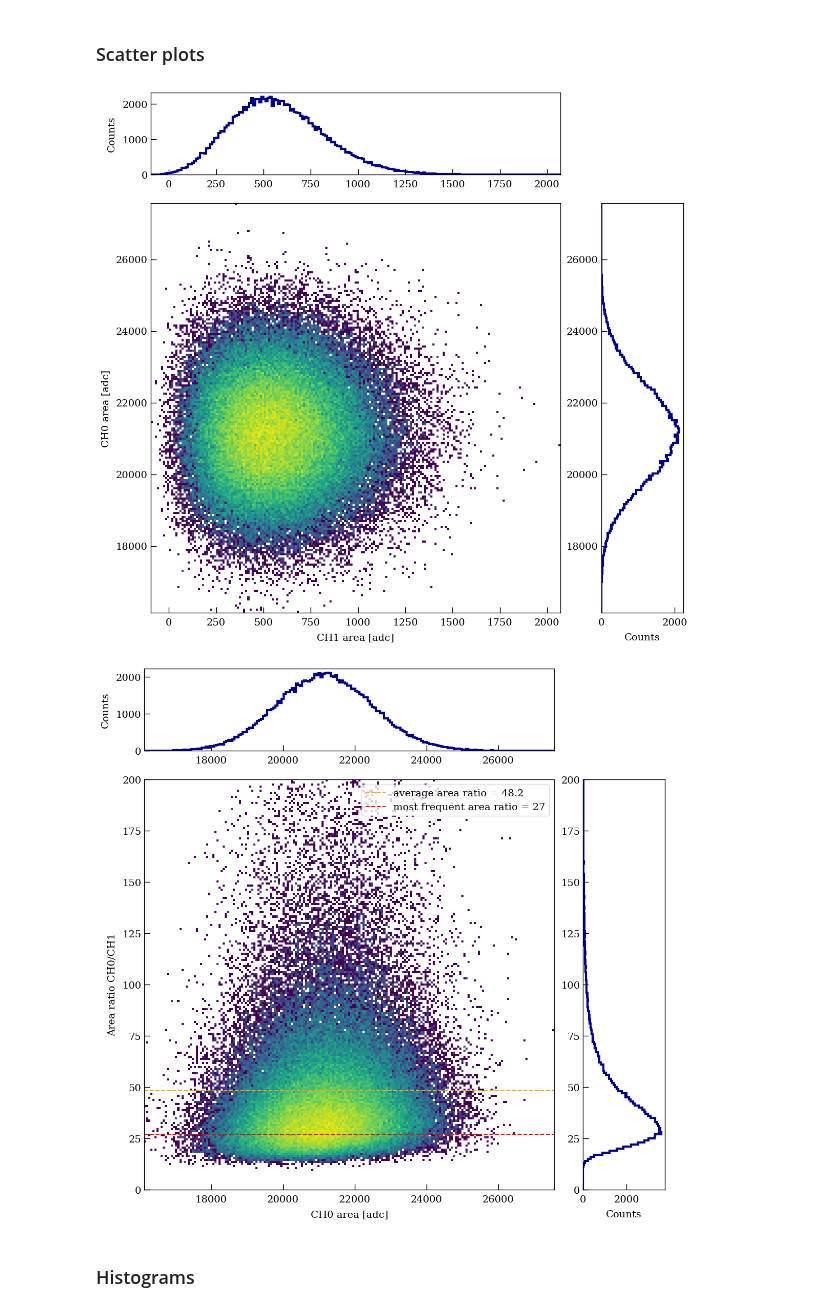
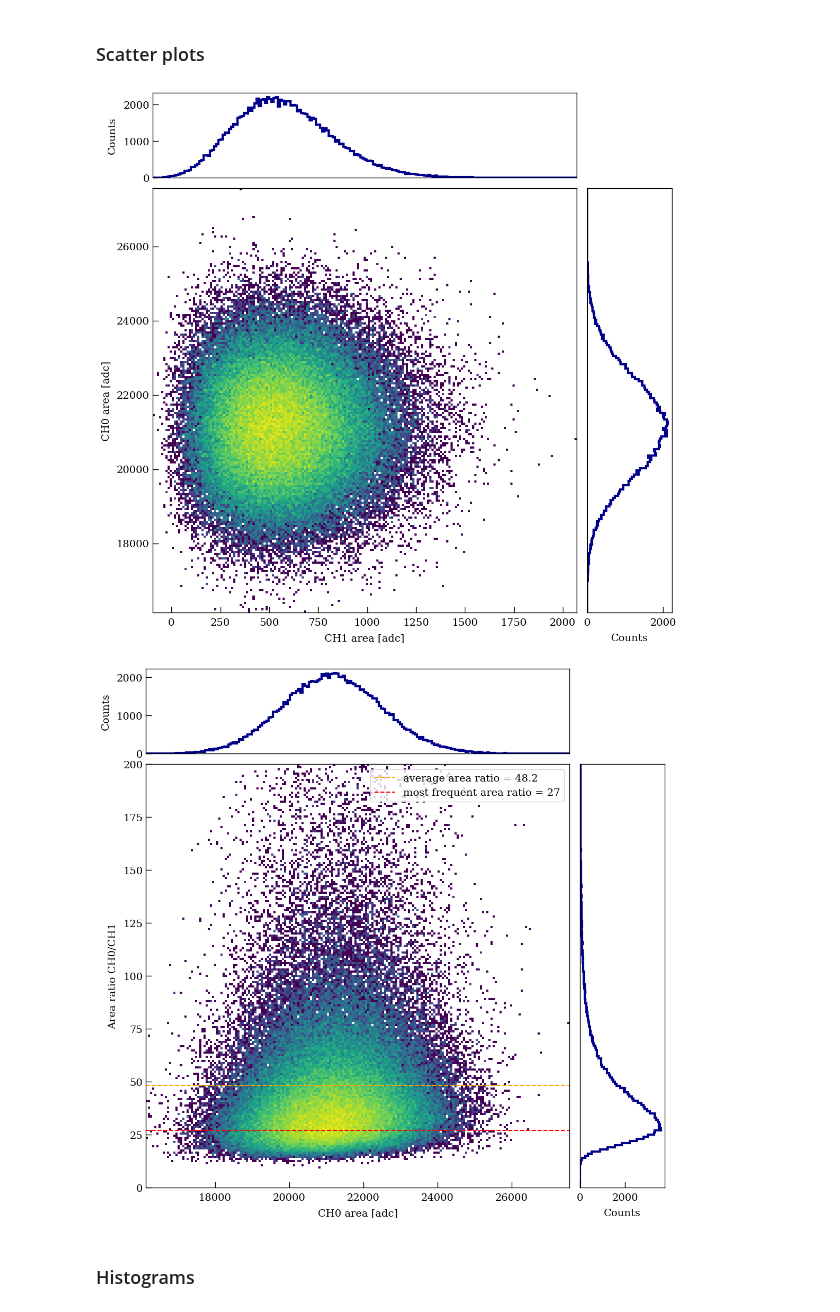
Before and after one commit to Westlake-University-Lsc-lab/RELICS_PMT_Data_Analysis, a Jupyter notebook: PolariserCheck/check_readout.ipynb, the cells around one changed output. Cells and saved outputs as stored; diff of their text form; code cells hidden in the pictures.

```diff
--- a/PolariserCheck/check_readout.ipynb
+++ b/PolariserCheck/check_readout.ipynb
@@ -222,37 +222,39 @@ Hmasked = np.ma.masked_where(H==0,H)
 # definitions for the axes
 left, width = 1, 1
 bottom, height = 1, 1
-bottom_h = left_h = left + width + 0.07
+bottom_h = left_h = left + width + 0.025
 
 rect_scatter = [left, bottom, width, height]
 rect_histx = [left, bottom_h, width, 0.2]
-rect_histy = [left_h+0.03, bottom, 0.2, height]
+rect_histy = [left_h, bottom, 0.2, height]
 
 # start with a rectangular Figure
 plt.figure(1, figsize=(8, 8))
 
 axScatter = plt.axes(rect_scatter)
 axHistx = plt.axes(rect_histx)
 axHisty = plt.axes(rect_histy)
 
 axScatter.pcolormesh(xedges,yedges,Hmasked,norm=LogNorm())
 axScatter.set_xlim(min(ch1_area),max(ch1_area))
 axScatter.set_ylim(min(ch0_area),max(ch0_area))
 axScatter.set_xlabel('CH1 area [adc]')
 axScatter.set_ylabel('CH0 area [adc]')
 
 axHistx.hist(ch1_area,bins=200,histtype='step',linewidth=3,color='darkblue')
 axHistx.set_xlim(min(ch1_area),max(ch1_area))
+axHistx.set_xticks([])
 axHistx.set_ylabel('Counts')
 
 axHisty.hist(ch0_area,bins=200,orientation='horizontal',histtype='step',linewidth=3,color='darkblue')
 axHisty.set_ylim(min(ch0_area),max(ch0_area))
+axHisty.set_yticks([])
 axHisty.set_xlabel('Counts')
 
 plt.savefig('./img/Pulse area with and without polariser, '+str(V)+' V, '+str(T)+'ns.png',dpi=300)
 plt.show()
 # %% [output]
-[figure, old version]
+[figure, new version]
 # %%
 bin3 = np.linspace(0,200,200) ###x Height
 bin4 = np.linspace(np.min(ch0_area), np.max(ch0_area), 200)###y Area
@@ -282,7 +284,7 @@ area_frequent = np.where(H_sum == np.max(H_sum))[0][0]
 # definitions for the axes
 left, width = 1, 1
 bottom, height = 1, 1
-bottom_h = left_h = left + width + 0.07
+bottom_h = left_h = left + width + 0.025
 
 rect_scatter = [left, bottom, width, height]
 rect_histx = [left, bottom_h, width, 0.2]
@@ -309,16 +311,18 @@ axScatter.legend()
 
 axHistx.hist(filtered_ch0_area,bins=200,histtype='step',linewidth=3,color='darkblue')
 axHistx.set_xlim(min(ch0_area),max(ch0_area))
+axHistx.set_xticks([])
 axHistx.set_ylabel('Counts')
 
 axHisty.hist(area_ratio,bins=200,range=(0,200),orientation='horizontal',histtype='step',linewidth=3,color='darkblue')
 axHisty.set_ylim(0,200)
+axHisty.set_yticks([])
 axHisty.set_xlabel('Counts')
 
 plt.savefig('./img/Pulse area ratio with and without polariser, '+str(V)+' V, '+str(T)+'ns.png',dpi=300)
 plt.show()
 # %% [output]
-[figure, old version]
+[figure, new version]
 # %% [markdown]
 ### Histograms
 # %%
```
Also changed, not shown: 2 other files.
